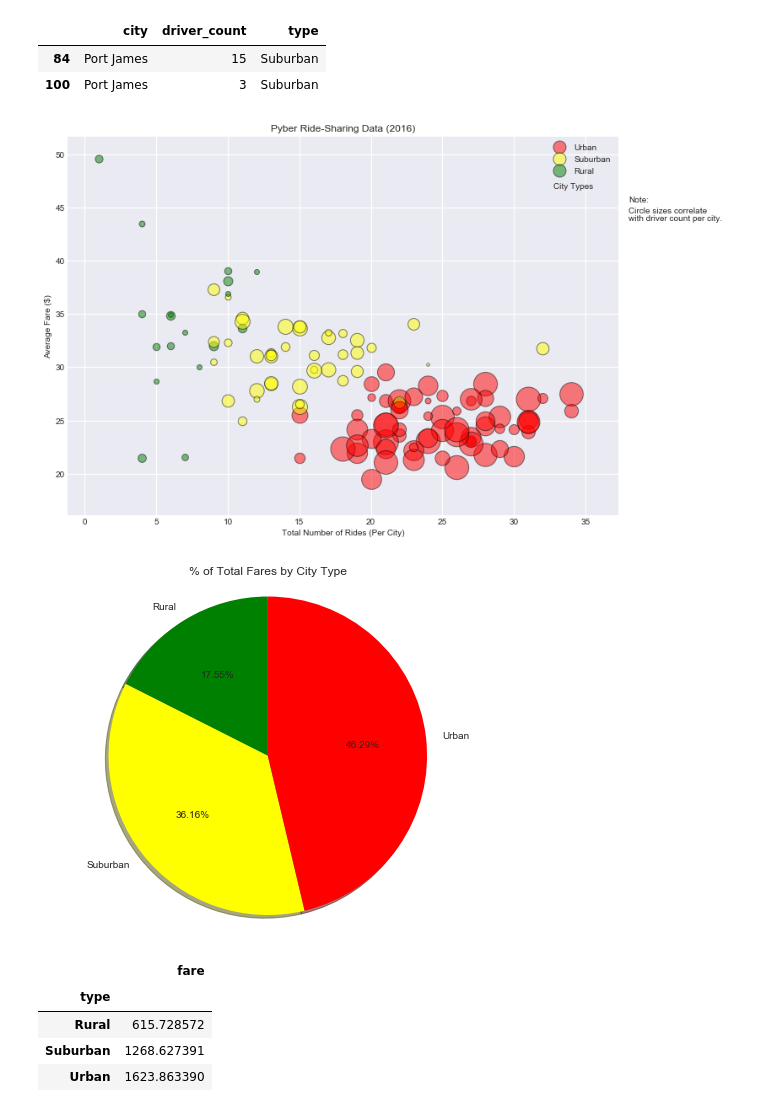
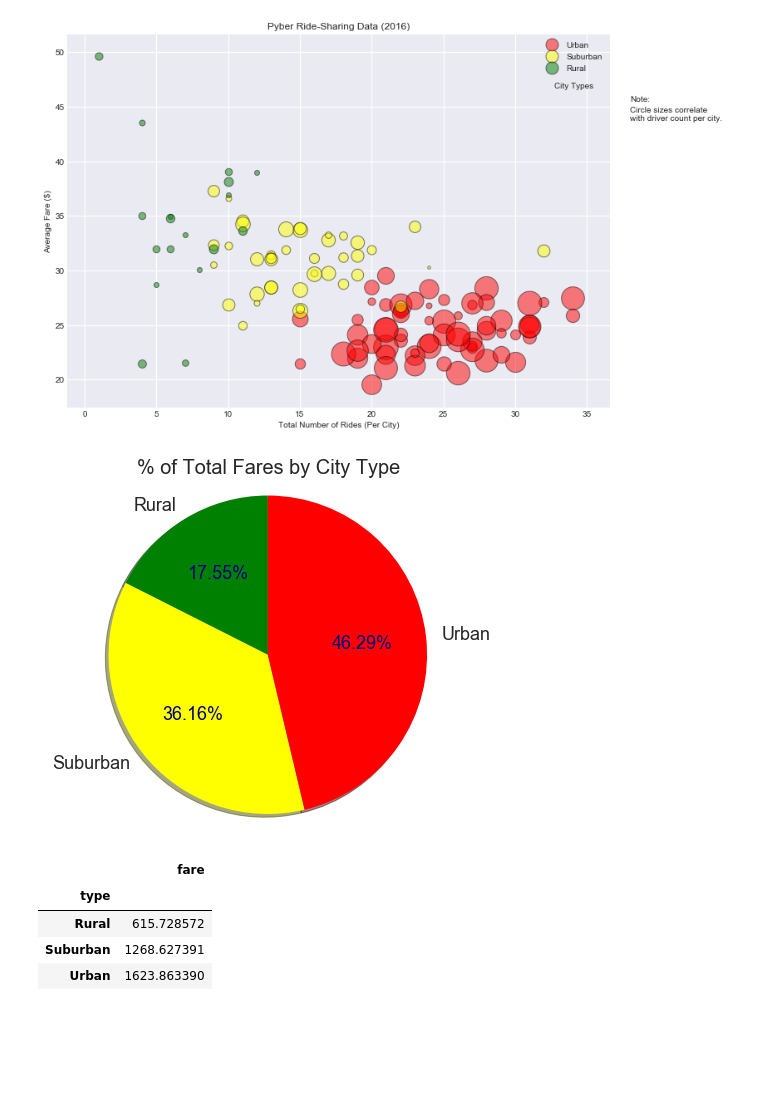
Before and after one commit to Kevinxy00/MatPlotLib_DataChallenge, a Jupyter notebook: Pyber/Pyber_main.ipynb, the cells around one changed output. Cells and saved outputs as stored; diff of their text form; code cells hidden in the pictures; blank space fills up the shorter version.

```diff
--- a/Pyber/Pyber_main.ipynb
+++ b/Pyber/Pyber_main.ipynb
@@ -72,8 +47,0 @@ pyber_df
-# %%
-#finding duplicate value in city_dat
-
-city_dat[city_dat['city'].duplicated(keep=False)]
-# %% [output]
-|  | city | driver_count | type |
-| 84 | Port James | 15 | Suburban |
-| 100 | Port James | 3 | Suburban |
@@ -81,77 +58,81 @@ city_dat[city_dat['city'].duplicated(keep=False)]
 #*** bubbleplot of Average Fare ($) Per City, Total Number of Rides Per City, Total Number of Drivers Per City,
 # and City Type (Urban, Suburban, Rural)
 #***
+pyber_rural = pyber_df[pyber_df.type == 'Rural']
+pyber_sub = pyber_df[pyber_df.type == 'Suburban']
+pyber_urb = pyber_df[pyber_df.type == 'Urban']
 
 #plot using plt.scatter, scaling each bubble by value correlating with driver count
 fig, ax = plt.subplots()
 def bubblePlot(df, color):
-    plot = plt.scatter(x=row['ride_count'], y=row['fare'], s=row['driver_count']*12,\
+    for index, row in df.iterrows():
+        plot = plt.scatter(x=row['ride_count'], y=row['fare'], s=row['driver_count']*12,\
         edgecolor='black', color=color, linewidth=1, data=df, alpha=0.5)
     return plot
 
-# for each type of area in pyber_df, plot different color
-for index, row in pyber_df.iterrows():
-    if row['type']=='Urban':
-        bubblePlot(pyber_df, 'red')
-    if (row['type']=='Suburban') or (row['type']=='SuburbanSuburban'):
-        bubblePlot(pyber_df, 'yellow')
-    if row['type']=='Rural':
-        bubblePlot(pyber_df, 'g')
+# Make bubblePlot
+    # for each type of area in pyber_df, plot different color
+bubblePlot(pyber_urb, 'red')
+bubblePlot(pyber_sub, 'yellow')
+bubblePlot(pyber_rural, 'g')
 
 #turn on axes grid
 ax.grid(linestyle='-', linewidth=1.25)
 # set figure size == size of A4 paper
 fig.set_size_inches(11.7, 8.27)
 sns.set_style('dark')
 
 #titles
 plt.title('Pyber Ride-Sharing Data (2016)')
 plt.xlabel('Total Number of Rides (Per City)')
 plt.ylabel('Average Fare ($)')
 
-# setting up the legend
+# setting up the legend, since the default for loop bubblePlot's legend is messed up
 urban_handle = mlines.Line2D([], [], color='red', marker='o', markersize=15, label='Urban',\
                 alpha=0.5, ls='', mec='black')
 suburb_handle = mlines.Line2D([], [], color='yellow', marker='o', markersize=15, label='Suburban',\
                 alpha=0.5, ls='', mec='black')
 rural_handle = mlines.Line2D([], [], color='g', marker='o', markersize=15, label='Rural',\
                 alpha=0.5, ls='', mec='black')
 plt.legend(handles=[urban_handle, suburb_handle, rural_handle])
 
 #annotation, adding to the legend
 ax.annotate('City Types', xy=[32.75, 46.5], xytext=(32.75, 46.75))
-# note outside graph. Make sure xy=[] coordinates are within graph, then xytext can be desired location
+# note is outside the graph. Make sure xy=[] coordinates are within graph, then xytext can be desired location
 ax.annotate('Note:', xy=[32.75, 45.5], xytext=(38, 45.5))
 ax.annotate('Circle sizes correlate', xy=[32.75, 45.5], xytext=(38, 44.5))
 ax.annotate('with driver count per city.', xy=[32.75, 45.5], xytext=(38, 43.75))
 
 plt.show()
 # %% [output]
-[figure, old version]
+[figure, new version]
 # %%
 # *** piechart: % of Total Fares by City Type ***
 
 #get series of percent based on city type
-#get rid of 'SuburbanSuburban' type
-for i, row in pyber_df.iterrows():
-    if row['type']=='SuburbanSuburban':
-        row['type']='Suburban'
 type_group = pyber_df.groupby('type').sum()
 
 #plotting the pie
 fig, ax = plt.subplots()
 #getting list of color for each city type
 color_ls = ['g', 'yellow', 'red']
-plt.pie(type_group['fare'], autopct='%1.2f%%', labels=type_group.index, colors=color_ls , shadow=True, startangle=90)
+_, texts, autotexts = plt.pie(type_group['fare'], autopct='%1.2f%%', labels=type_group.index,\
+                              colors=color_ls , shadow=True, startangle=90)
+# changing size of autopct and labels
+for autotext in autotexts:
+    autotext.set_color('navy')
+    autotext.set_fontsize(18)
+for text in texts:
+    text.set_fontsize(18)
 
 #adding titles & formatting
-plt.title('% of Total Fares by City Type')
+plt.title('% of Total Fares by City Type').set_fontsize(20)
 plt.axis('equal')
 fig.set_size_inches(8, 6.5)
 plt.show()
 pd.DataFrame(type_group['fare'])
 # %% [output]
-[figure, old version]
+[figure, new version]
 |  | fare |
 | type |  |
 | Rural | 615.728572 |
```
Also changed, not shown: parts of 5 cells of this notebook, 2 other files.
